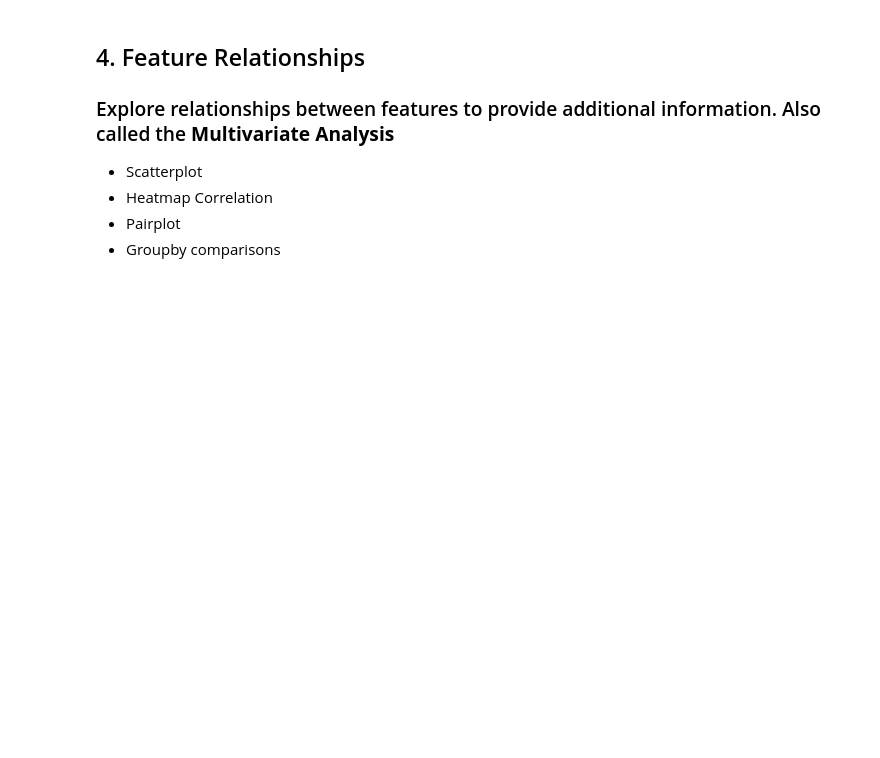
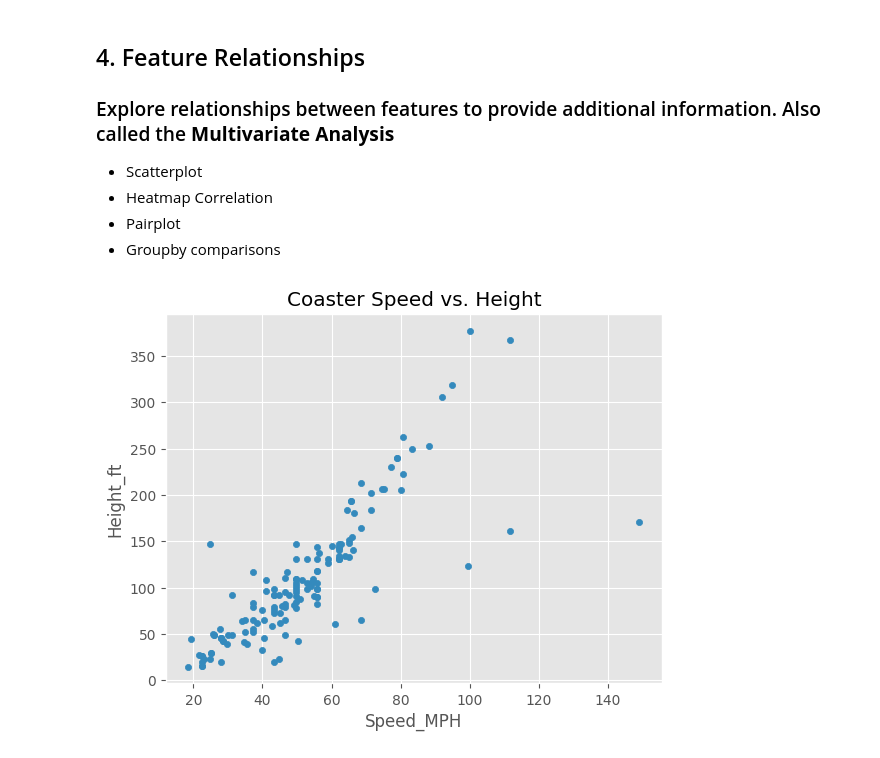
Before and after one commit to JonathanDuarteGH/rollarcoaster-data-exercise, a Jupyter notebook: notebooks/rollarcoaster_data_analysis.ipynb, the cells around one changed output. Cells and saved outputs as stored; diff of their text form; code cells hidden in the pictures; blank space fills up the shorter version.

```diff
--- a/notebooks/rollarcoaster_data_analysis.ipynb
+++ b/notebooks/rollarcoaster_data_analysis.ipynb
@@ -277,3 +280,13 @@ Name: count, dtype: int64
 - Heatmap Correlation
 - Pairplot
 - Groupby comparisons
+# %%
+df.plot(kind='scatter',
+        x='Speed_MPH',
+        y='Height_ft',
+        title='Coaster Speed vs. Height')
+
+
+plt.savefig('../reports/figures/Coaster_Speed_vs_Height.pdf', format='pdf')
+# %% [output]
+[figure, added]
```
Also changed, not shown: parts of 8 cells of this notebook, 8 other files.
